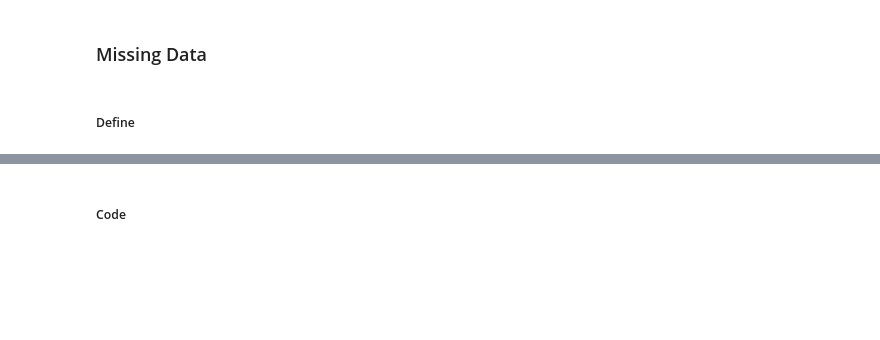
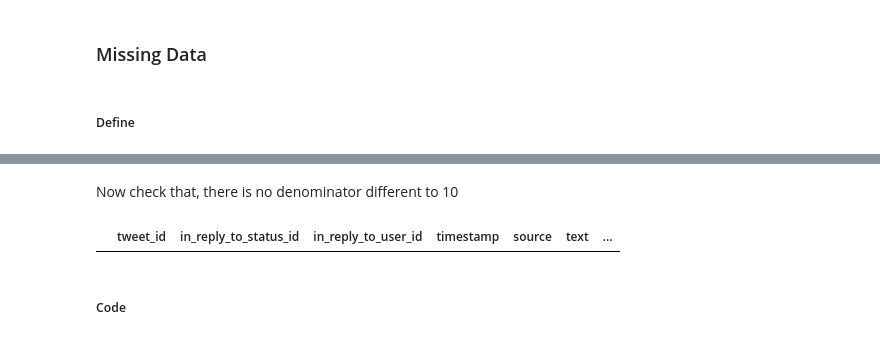
Before and after one commit to aleromar/DataWranglingOnTweeterDb, a Jupyter notebook: wrangle_act.ipynb, the cells around one changed output, grey strips where cells are left out. Cells and saved outputs as stored; diff of their text form; code cells hidden in the pictures; blank space fills up the shorter version.

```diff
--- a/wrangle_act.ipynb
+++ b/wrangle_act.ipynb
@@ -372,3 +649,29 @@ As for the last dataframe tweeter_df it belongs to the same observational unit a
+# %%
+regexTwoRatings = r'(\d+)\/(\d+).*(\d+)\/(\d+)'
+regexDates = r'(\d+)\/(\d+)\/(\d+)'
+regex24_7 = r'(24\/7)'
+tworatings = wrongDenSlice [ wrongDenSlice.text.str.extract(regexTwoRatings)[3].notnull() ]
+num,den = tworatings.text.str.extract(regexTwoRatings)[2],tworatings.text.str.extract(regexTwoRatings)[3]
+archive_df_clean.loc[num.index,'rating_numerator'] = num.values
+archive_df_clean.loc[den.index,'rating_numerator'] = den.values
+# %%
+# Remove this one as there is no score
+dates = wrongDenSlice[wrongDenSlice.text.str.extract(regexDates).notnull()[0].values]
+archive_df_clean.drop(dates.index, inplace=True)
+# %%
+data24_7 = wrongDenSlice[ wrongDenSlice.text.str.extract(regex24_7).notnull()[0].values]
+archive_df_clean.drop(data24_7.index, inplace=True)
+# %%
+archive_df_clean.drop( archive_df_clean [ archive_df_clean['rating_denominator'] == 0].index, inplace=True)
+numeratorToChange = archive_df_clean [ archive_df_clean['rating_denominator'] != 10].index
+archive_df_clean.loc[numeratorToChange,'rating_numerator'] = (archive_df_clean.loc[numeratorToChange,'rating_numerator'].astype(int).values/archive_df_clean.loc[numeratorToChange,'rating_denominator'].astype(int).values*10).astype(int)
+archive_df_clean.loc[numeratorToChange,'rating_denominator'] = 10
+# %% [markdown]
+Now check that, there is no denominator different to 10
+# %%
+archive_df_clean [ archive_df_clean['rating_denominator'] != 10]
+# %% [output]
+|  | tweet_id | in_reply_to_status_id | in_reply_to_user_id | timestamp | source | text | ... |
 # %% [markdown]
 ##### Code
 # %% [markdown]
```
Also changed, not shown: parts of 53 cells of this notebook.
